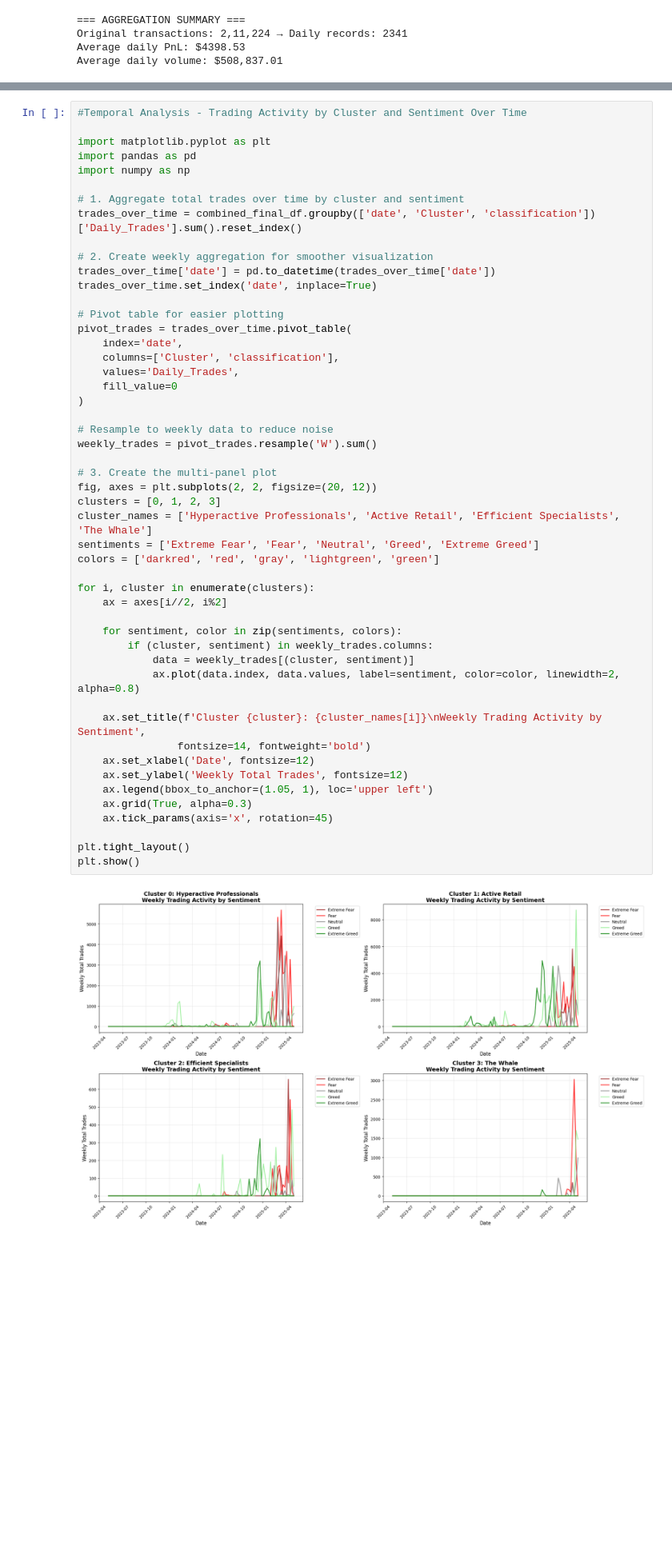
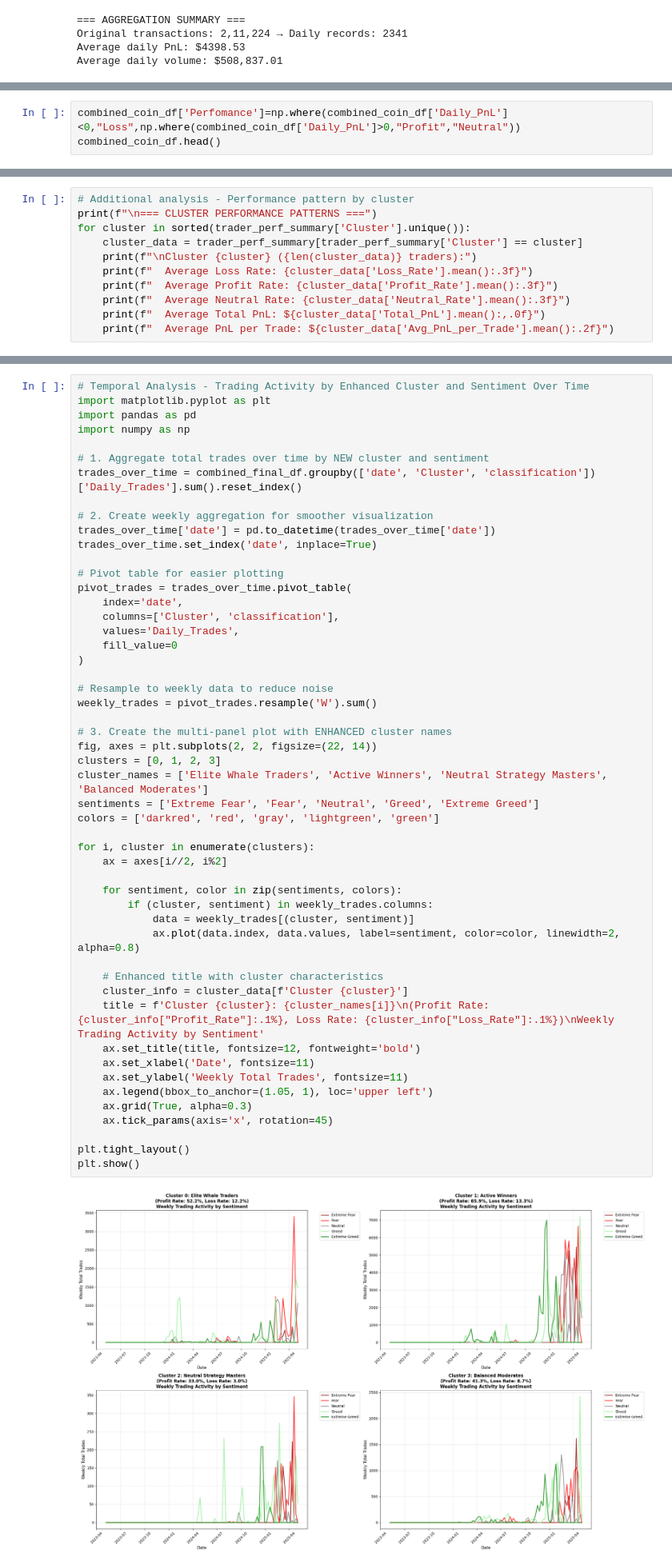
Before and after one commit to sumitpatel-2322/Trading_behaviour, a Jupyter notebook: notebooks/03_Relation.ipynb, the cells around one changed output, grey strips where cells are left out. Shown at 80% size. Cells and saved outputs as stored; diff of their text form; blank space fills up the shorter version.

```diff
--- a/notebooks/03_Relation.ipynb
+++ b/notebooks/03_Relation.ipynb
@@ -167,3 +167,6 @@ First 5 rows:
 | 2 | 2023-12-05 | 0xb1231a4a2dd02f2276fa3c5e2a2f343... | ETH | 0.000000 | 25007.21 | 6.251800 | 7 | 75 | Extreme Greed |
 | 3 | 2023-12-14 | 0xb1231a4a2dd02f2276fa3c5e2a2f343... | AAVE | 76.369902 | 51839.62 | 12.959901 | 6 | 72 | Greed |
 | 4 | 2023-12-14 | 0xb1231a4a2dd02f2276fa3c5e2a2f343... | BTC | -527.233130 | 25525.84 | 6.381460 | 2 | 72 | Greed |
+# %%
+combined_coin_df['Perfomance']=np.where(combined_coin_df['Daily_PnL']<0,"Loss",np.where(combined_coin_df['Daily_PnL']>0,"Profit","Neutral"))
+combined_coin_df.head()
@@ -276,0 +298,11 @@ cluster_summary
+# %%
+# Additional analysis - Performance pattern by cluster
+print(f"\n=== CLUSTER PERFORMANCE PATTERNS ===")
+for cluster in sorted(trader_perf_summary['Cluster'].unique()):
+    cluster_data = trader_perf_summary[trader_perf_summary['Cluster'] == cluster]
+    print(f"\nCluster {cluster} ({len(cluster_data)} traders):")
+    print(f"  Average Loss Rate: {cluster_data['Loss_Rate'].mean():.3f}")
+    print(f"  Average Profit Rate: {cluster_data['Profit_Rate'].mean():.3f}")
+    print(f"  Average Neutral Rate: {cluster_data['Neutral_Rate'].mean():.3f}")
+    print(f"  Average Total PnL: ${cluster_data['Total_PnL'].mean():,.0f}")
+    print(f"  Average PnL per Trade: ${cluster_data['Avg_PnL_per_Trade'].mean():.2f}")
@@ -516,11 +620,10 @@ Efficiency: $69 per trade
 # %%
-#Temporal Analysis - Trading Activity by Cluster and Sentiment Over Time
-
+# Temporal Analysis - Trading Activity by Enhanced Cluster and Sentiment Over Time
 import matplotlib.pyplot as plt
 import pandas as pd
 import numpy as np
 
-# 1. Aggregate total trades over time by cluster and sentiment
+# 1. Aggregate total trades over time by NEW cluster and sentiment
 trades_over_time = combined_final_df.groupby(['date', 'Cluster', 'classification'])['Daily_Trades'].sum().reset_index()
 
 # 2. Create weekly aggregation for smoother visualization
@@ -530,39 +633,41 @@ trades_over_time.set_index('date', inplace=True)
 # Pivot table for easier plotting
 pivot_trades = trades_over_time.pivot_table(
     index='date',
     columns=['Cluster', 'classification'],
     values='Daily_Trades',
     fill_value=0
 )
 
 # Resample to weekly data to reduce noise
 weekly_trades = pivot_trades.resample('W').sum()
 
-# 3. Create the multi-panel plot
-fig, axes = plt.subplots(2, 2, figsize=(20, 12))
+# 3. Create the multi-panel plot with ENHANCED cluster names
+fig, axes = plt.subplots(2, 2, figsize=(22, 14))
 clusters = [0, 1, 2, 3]
-cluster_names = ['Hyperactive Professionals', 'Active Retail', 'Efficient Specialists', 'The Whale']
+cluster_names = ['Elite Whale Traders', 'Active Winners', 'Neutral Strategy Masters', 'Balanced Moderates']
 sentiments = ['Extreme Fear', 'Fear', 'Neutral', 'Greed', 'Extreme Greed']
 colors = ['darkred', 'red', 'gray', 'lightgreen', 'green']
 
 for i, cluster in enumerate(clusters):
     ax = axes[i//2, i%2]
 
     for sentiment, color in zip(sentiments, colors):
         if (cluster, sentiment) in weekly_trades.columns:
             data = weekly_trades[(cluster, sentiment)]
             ax.plot(data.index, data.values, label=sentiment, color=color, linewidth=2, alpha=0.8)
 
-    ax.set_title(f'Cluster {cluster}: {cluster_names[i]}\nWeekly Trading Activity by Sentiment',
-                fontsize=14, fontweight='bold')
-    ax.set_xlabel('Date', fontsize=12)
-    ax.set_ylabel('Weekly Total Trades', fontsize=12)
+    # Enhanced title with cluster characteristics
+    cluster_info = cluster_data[f'Cluster {cluster}']
+    title = f'Cluster {cluster}: {cluster_names[i]}\n(Profit Rate: {cluster_info["Profit_Rate"]:.1%}, Loss Rate: {cluster_info["Loss_Rate"]:.1%})\nWeekly Trading Activity by Sentiment'
+    ax.set_title(title, fontsize=12, fontweight='bold')
+    ax.set_xlabel('Date', fontsize=11)
+    ax.set_ylabel('Weekly Total Trades', fontsize=11)
     ax.legend(bbox_to_anchor=(1.05, 1), loc='upper left')
     ax.grid(True, alpha=0.3)
     ax.tick_params(axis='x', rotation=45)
 
 plt.tight_layout()
 plt.show()
 # %% [output]
-[figure, old version]
+[figure, new version]
 # %%
```
Also changed, not shown: parts of 18 cells of this notebook.
